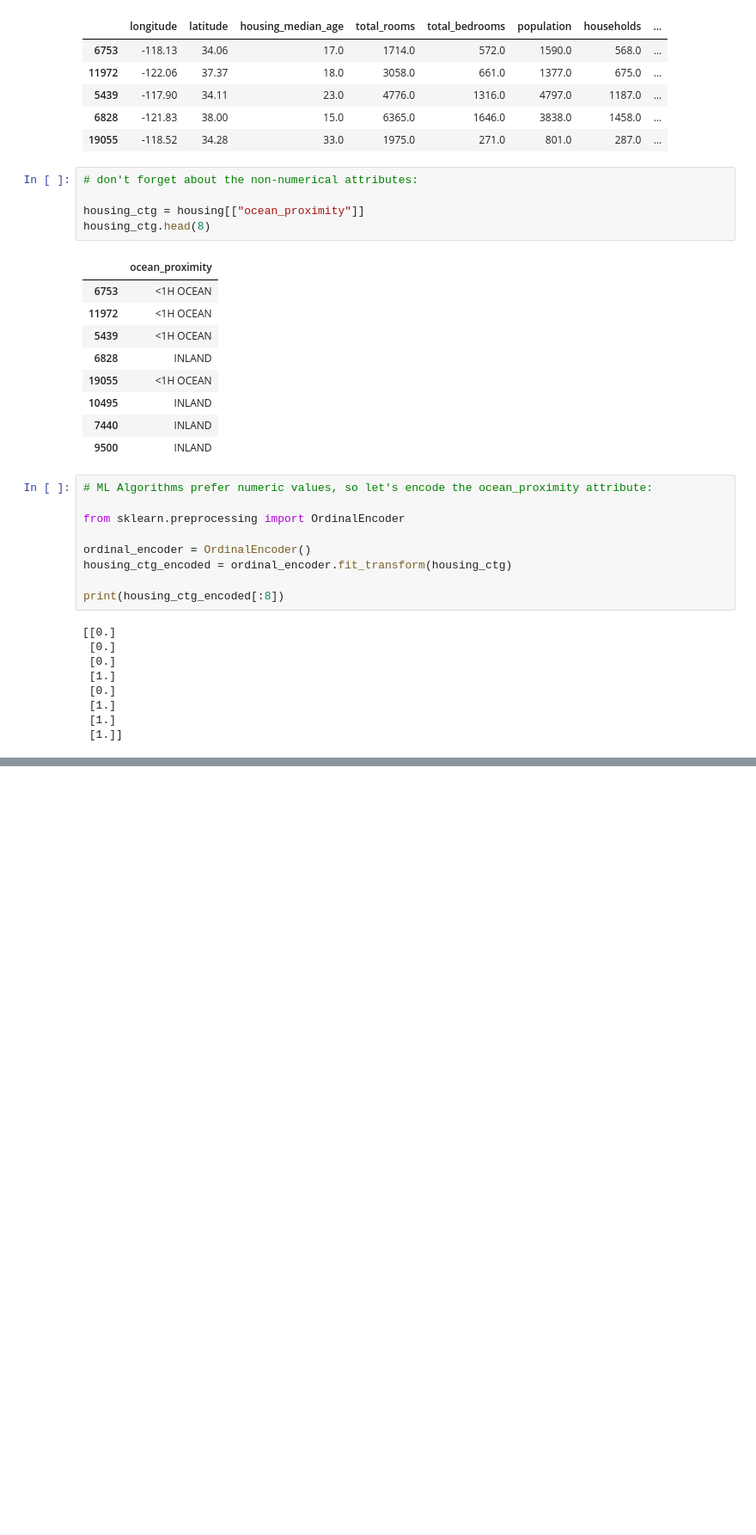
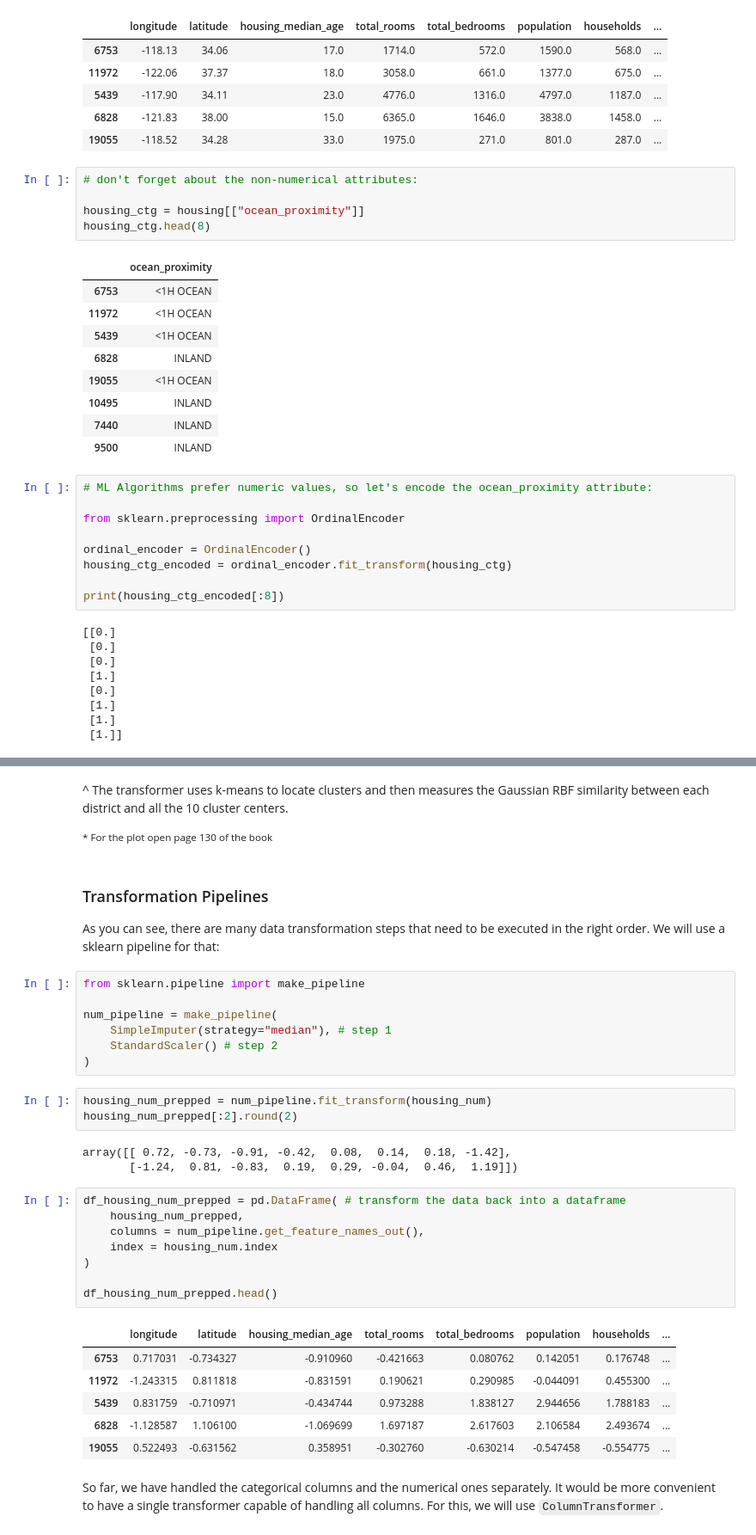
Before and after one commit to Adrifot/ml_basics, a Jupyter notebook: hands_on_ml_examples/housing.ipynb, the cells around one changed output, grey strips where cells are left out. Shown at 86% size. Saved outputs shown, nothing was run; the diff lists cells and outputs as text; blank space fills up the shorter version.

```diff
--- a/hands_on_ml_examples/housing.ipynb
+++ b/hands_on_ml_examples/housing.ipynb
@@ -473,0 +689,38 @@ housing_ctg_1hot # this one is a SciPy sparse matrix
+# %% [markdown]
+^ The transformer uses k-means to locate clusters and then measures the Gaussian RBF similarity between each district and all the 10 cluster centers.
+
+<small>* For the plot open page 130 of the book</small>
+# %% [markdown]
+### Transformation Pipelines
+
+As you can see, there are many data transformation steps that need to be executed in the right order. We will use a sklearn pipeline for that:
+# %%
+from sklearn.pipeline import make_pipeline
+
+num_pipeline = make_pipeline(
+    SimpleImputer(strategy="median"), # step 1
+    StandardScaler() # step 2
+)
+# %%
+housing_num_prepped = num_pipeline.fit_transform(housing_num)
+housing_num_prepped[:2].round(2)
+# %% [output]
+array([[ 0.72, -0.73, -0.91, -0.42,  0.08,  0.14,  0.18, -1.42],
+       [-1.24,  0.81, -0.83,  0.19,  0.29, -0.04,  0.46,  1.19]])
+# %%
+df_housing_num_prepped = pd.DataFrame( # transform the data back into a dataframe
+    housing_num_prepped,
+    columns = num_pipeline.get_feature_names_out(),
+    index = housing_num.index
+)
+
+df_housing_num_prepped.head()
+# %% [output]
+|  | longitude | latitude | housing_median_age | total_rooms | total_bedrooms | population | households | ... |
+| 6753 | 0.717031 | -0.734327 | -0.910960 | -0.421663 | 0.080762 | 0.142051 | 0.176748 | ... |
+| 11972 | -1.243315 | 0.811818 | -0.831591 | 0.190621 | 0.290985 | -0.044091 | 0.455300 | ... |
+| 5439 | 0.831759 | -0.710971 | -0.434744 | 0.973288 | 1.838127 | 2.944656 | 1.788183 | ... |
+| 6828 | -1.128587 | 1.106100 | -1.069699 | 1.697187 | 2.617603 | 2.106584 | 2.493674 | ... |
+| 19055 | 0.522493 | -0.631562 | 0.358951 | -0.302760 | -0.630214 | -0.547458 | -0.554775 | ... |
+# %% [markdown]
+So far, we have handled the categorical columns and the numerical ones separately. It would be more convenient to have a single transformer capable of handling all columns. For this, we will use `ColumnTransformer`.
```
Also changed, not shown: parts of 44 cells of this notebook.
